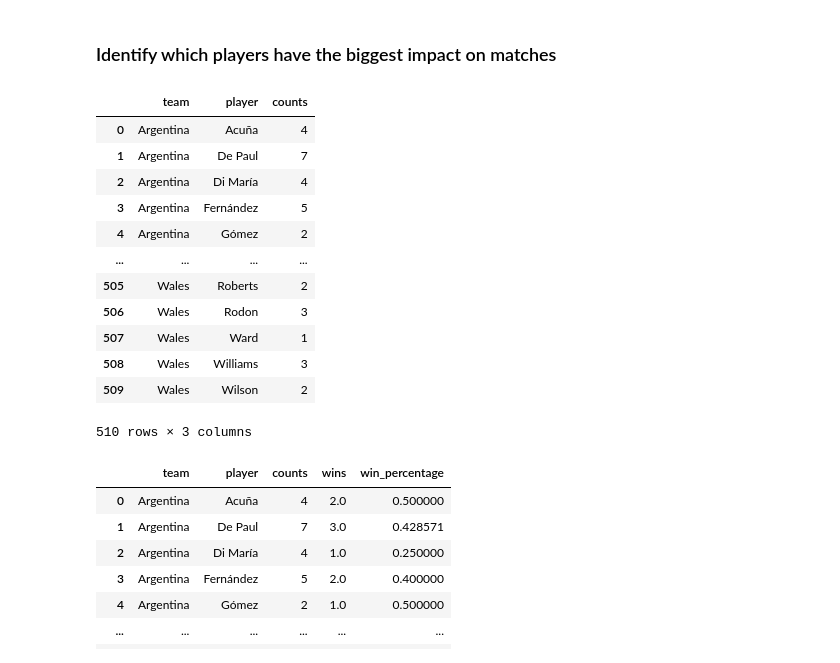
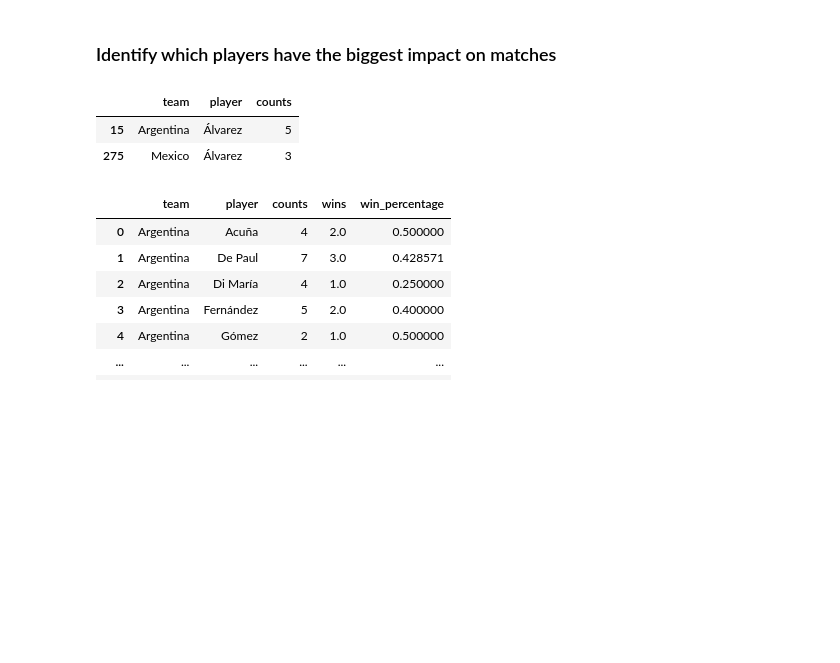
Before and after one commit to caiocmb7/projetos, a Jupyter notebook: ML&AI/world cup 2022/worldcup_eda.ipynb, the cells around one changed output. Drawn from its saved outputs; the diff is of its cells as text; code cells hidden in the pictures; blank space fills up the shorter version.

```diff
--- a/ML&AI/world cup 2022/worldcup_eda.ipynb
+++ b/ML&AI/world cup 2022/worldcup_eda.ipynb
@@ -510,0 +530,9 @@ df
+# %%
+lista = []
+for index, row in df.iterrows():
+    if "Martínez" in row.player_names_home:
+        lista.append({"player": "Martínez", "team": row.team_name_home})
+    elif "Martínez" in row.player_names_away:
+        lista.append({"player": "Martínez", "team": row.team_name_away})
+
+print(lista)
@@ -763,21 +797,23 @@ for index, row in df.iterrows():
 for index, row in df.iterrows():
     if row.prediction == "Draw":
         if (row.prediction_team_home_win > row.prediction_team_away_win) and (
-            row.who_won == row.team_name_home
+            row.team_who_won == row.team_name_home
         ):
             df.loc[index, "upset_case"] = False
         elif (row.prediction_team_away_win > row.prediction_team_home_win) and (
-            row.who_won == row.team_name_away
+            row.team_who_won == row.team_name_away
         ):
             df.loc[index, "upset_case"] = False
-        elif row.who_won == "Draw":
+        elif row.team_who_won == "Draw":
             df.loc[index, "upset_case"] = False
         else:
             df.loc[index, "upset_case"] = True
     else:
-        if (row.prediction == "home_win") and (row.who_won != row.team_name_home):
+        if (row.prediction == "home_win") and (row.team_who_won != row.team_name_home):
             df.loc[index, "upset_case"] = True
-        elif (row.prediction == "away_win") and (row.who_won != row.team_name_away):
+        elif (row.prediction == "away_win") and (
+            row.team_who_won != row.team_name_away
+        ):
             df.loc[index, "upset_case"] = True
         else:
             df.loc[index, "upset_case"] = False
@@ -837,21 +872,11 @@ lineup_count = (
     lineup_count.groupby(["team", "player"]).size().reset_index(name="counts")
 )
 # %%
-lineup_count
+lineup_count[lineup_count.player == "Álvarez"]
 # %% [output]
 |  | team | player | counts |
-| 0 | Argentina | Acuña | 4 |
-| 1 | Argentina | De Paul | 7 |
-| 2 | Argentina | Di María | 4 |
-| 3 | Argentina | Fernández | 5 |
-| 4 | Argentina | Gómez | 2 |
-| ... | ... | ... | ... |
-| 505 | Wales | Roberts | 2 |
-| 506 | Wales | Rodon | 3 |
-| 507 | Wales | Ward | 1 |
-| 508 | Wales | Williams | 3 |
-| 509 | Wales | Wilson | 2 |
+| 15 | Argentina | Álvarez | 5 |
+| 275 | Mexico | Álvarez | 3 |
-510 rows × 3 columns
 # %%
 winners = df[df["team_home_score"] > df["team_away_score"]][
     ["team_name_home", "player_names_home"]
```
Also changed, not shown: parts of 23 cells of this notebook.
